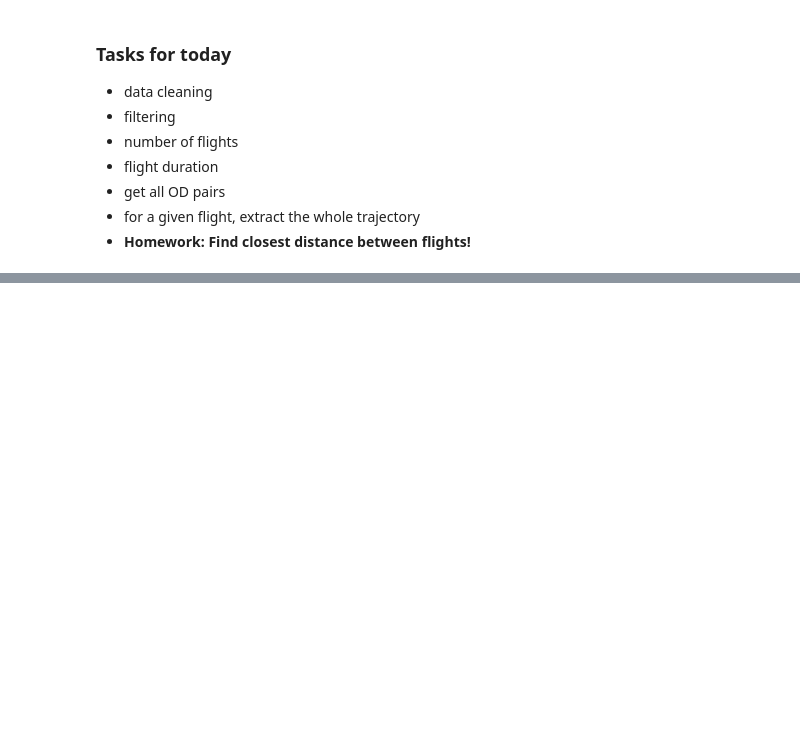
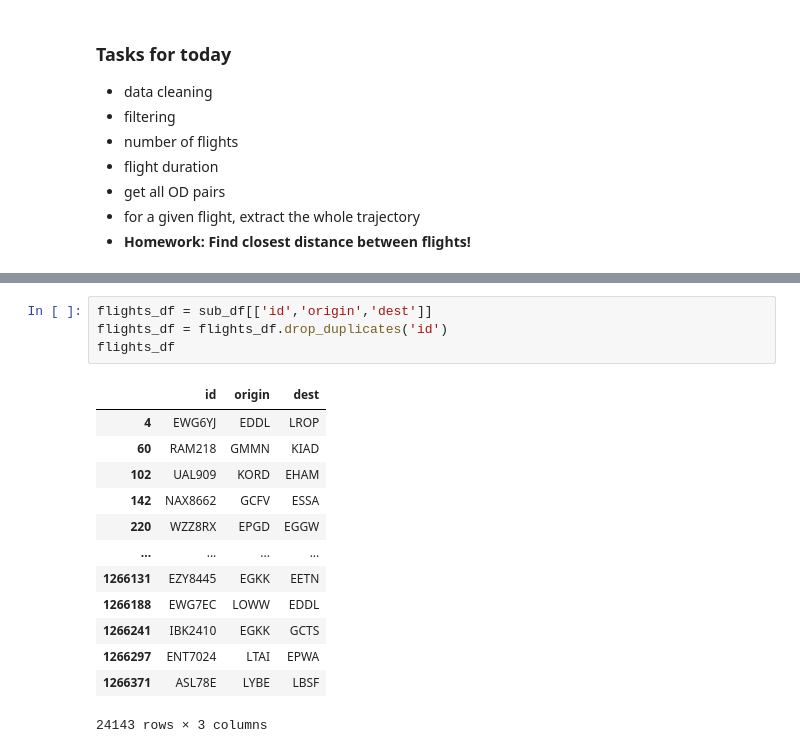
Before and after one commit to risufaj/Lecture-series, a Jupyter notebook: Session2.ipynb, the cells around one changed output, grey strips where cells are left out. Cells and saved outputs as stored; diff of their text form; blank space fills up the shorter version.

```diff
--- a/Session2.ipynb
+++ b/Session2.ipynb
@@ -53,0 +137,18 @@ with pd.option_context('display.max_colwidth', None):
+# %%
+flights_df = sub_df[['id','origin','dest']]
+flights_df = flights_df.drop_duplicates('id')
+flights_df
+# %% [output]
+|  | id | origin | dest |
+| 4 | EWG6YJ | EDDL | LROP |
+| 60 | RAM218 | GMMN | KIAD |
+| 102 | UAL909 | KORD | EHAM |
+| 142 | NAX8662 | GCFV | ESSA |
+| 220 | WZZ8RX | EPGD | EGGW |
+| ... | ... | ... | ... |
+| 1266131 | EZY8445 | EGKK | EETN |
+| 1266188 | EWG7EC | LOWW | EDDL |
+| 1266241 | IBK2410 | EGKK | GCTS |
+| 1266297 | ENT7024 | LTAI | EPWA |
+| 1266371 | ASL78E | LYBE | LBSF |
+24143 rows × 3 columns
```
Also changed, not shown: parts of 12 cells of this notebook.
